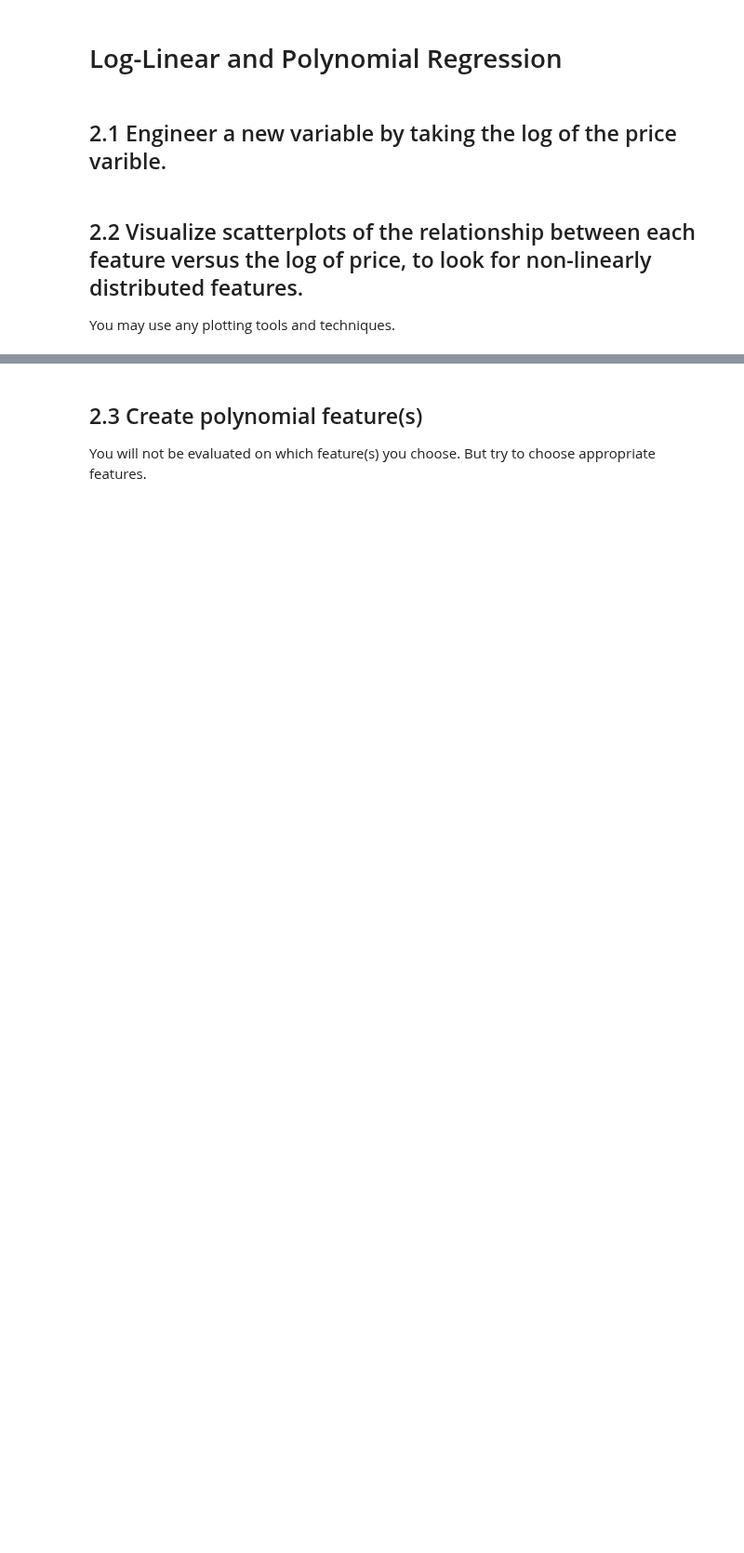
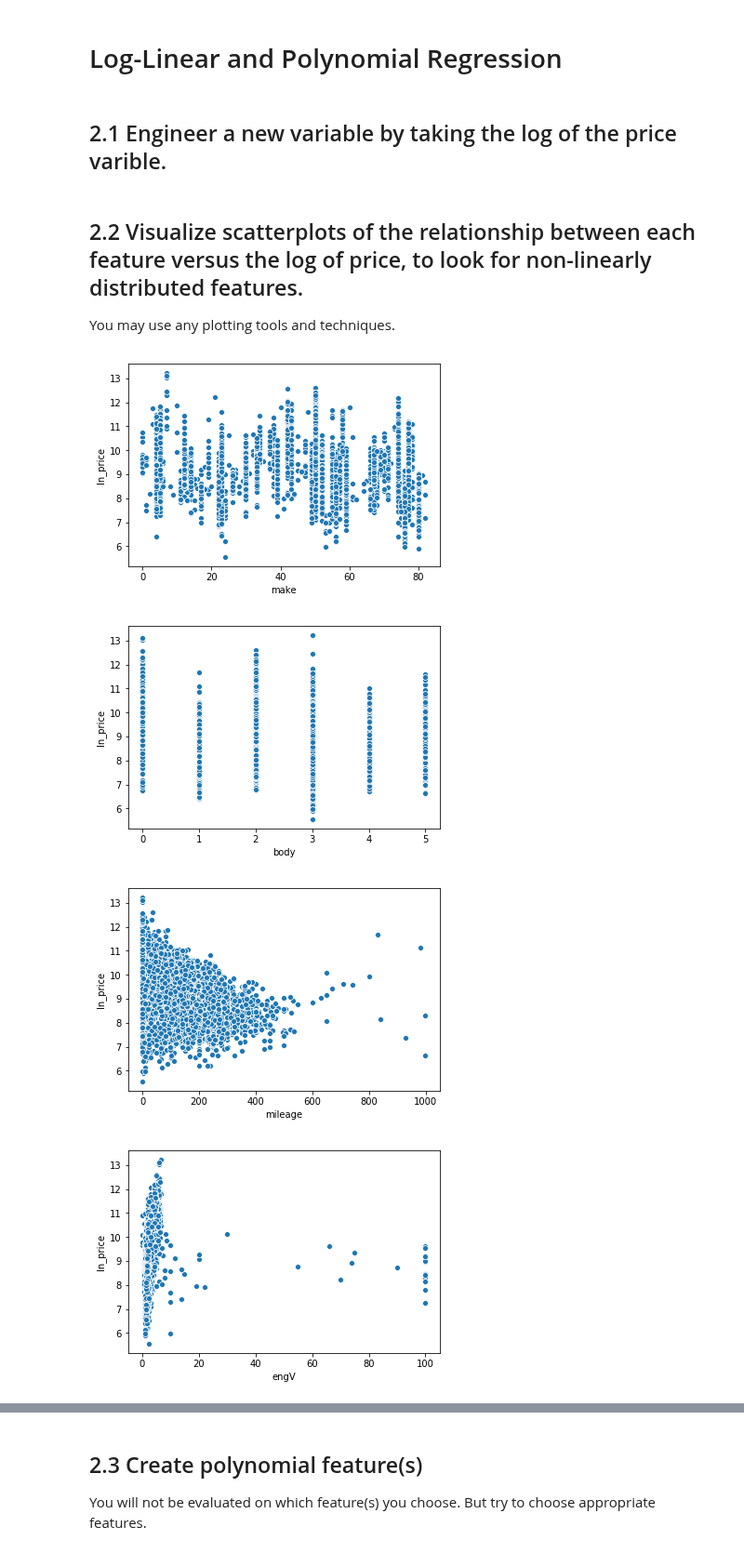
Before and after one commit to LambdaSchool/DS-Unit-2-Sprint-2-Regression, a Jupyter notebook: Regression Sprint Challenge.ipynb, the cells around one changed output, grey strips where cells are left out. Shown at 93% size. Drawn from its saved outputs; the diff is of its cells as text; code cells hidden in the pictures; blank space fills up the shorter version.

```diff
--- a/Regression Sprint Challenge.ipynb
+++ b/Regression Sprint Challenge.ipynb
@@ -45,6 +60,19 @@ df.sample(10)
 # %% [markdown]
 ## 1.2 Split the data into test and train sets, using `train_test_split`.
 You may use a train size of 80% and a test size of 20%.
+# %%
+# I did these steps in reverse order because I figured it would be easier to match the indices this way.
+
+df_train, df_test = train_test_split(df.copy(), test_size = 0.2, random_state = 0)
+
+features = ['make', 'body', 'mileage',
+            'engV', 'engType', 'registration',
+            'year', 'drive']
+target = 'price'
+df_x_train = df_train[features]
+df_x_test = df_test[features]
+df_y_train = df_train[target]
+df_y_test = df_test[target]
 # %% [markdown]
 ## 1.3 Use scikit-learn to fit a multiple regression model, using your training data.
 Use `year` and one or more features of your choice. You will not be evaluated on which features you choose. You may choose to use all features.
@@ -68,6 +123,19 @@ One sentence can be sufficient
 # Log-Linear and Polynomial Regression
 # %% [markdown]
 ## 2.1 Engineer a new variable by taking the log of the price varible.
+# %%
+df_train['ln_price'] = np.log(df_train['price'])
+df_y_train['ln_price'] = np.log(df_y_train)
+df_y_test['ln_price'] = np.log(df_y_test)
 # %% [markdown]
 ## 2.2 Visualize scatterplots of the relationship between each feature versus the log of price, to look for non-linearly distributed features.
 You may use any plotting tools and techniques.
+# %%
+for feature in features:
+  sns.scatterplot(df_train[feature], df_train['ln_price'])
+  plt.show()
+# %% [output]
+[figure, added]
+[figure, added]
+[figure, added]
+[figure, added]
```
Also changed, not shown: parts of 13 cells of this notebook.
